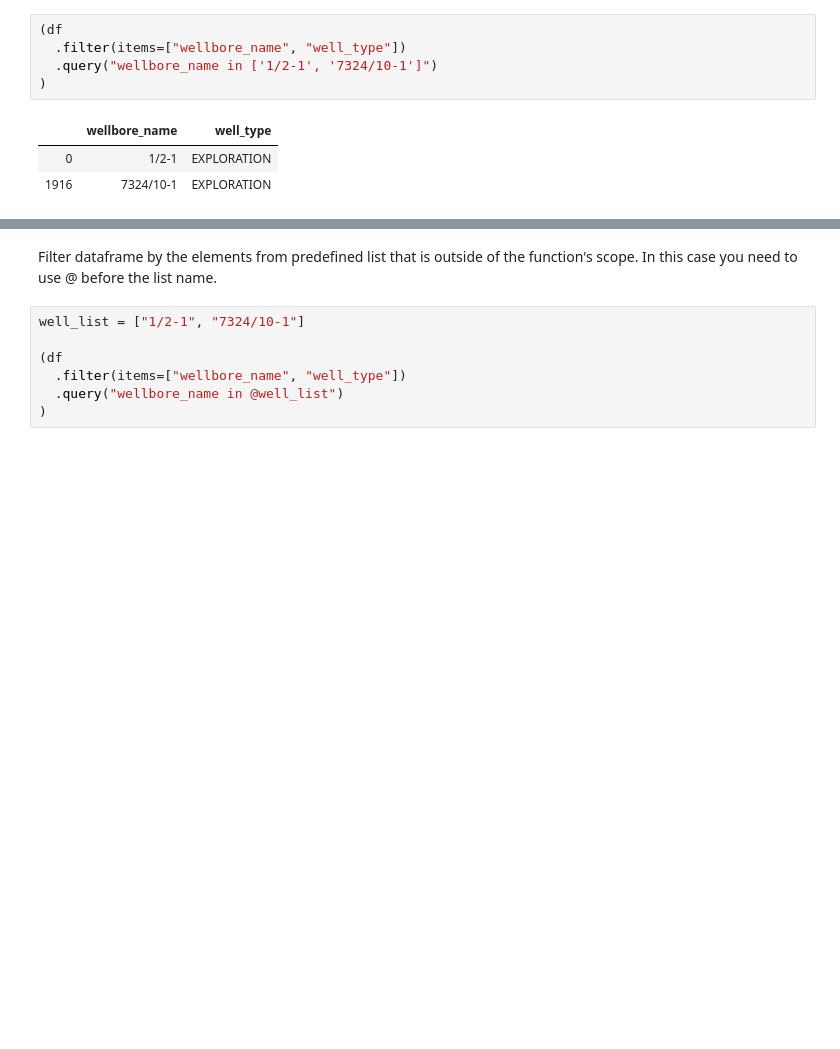
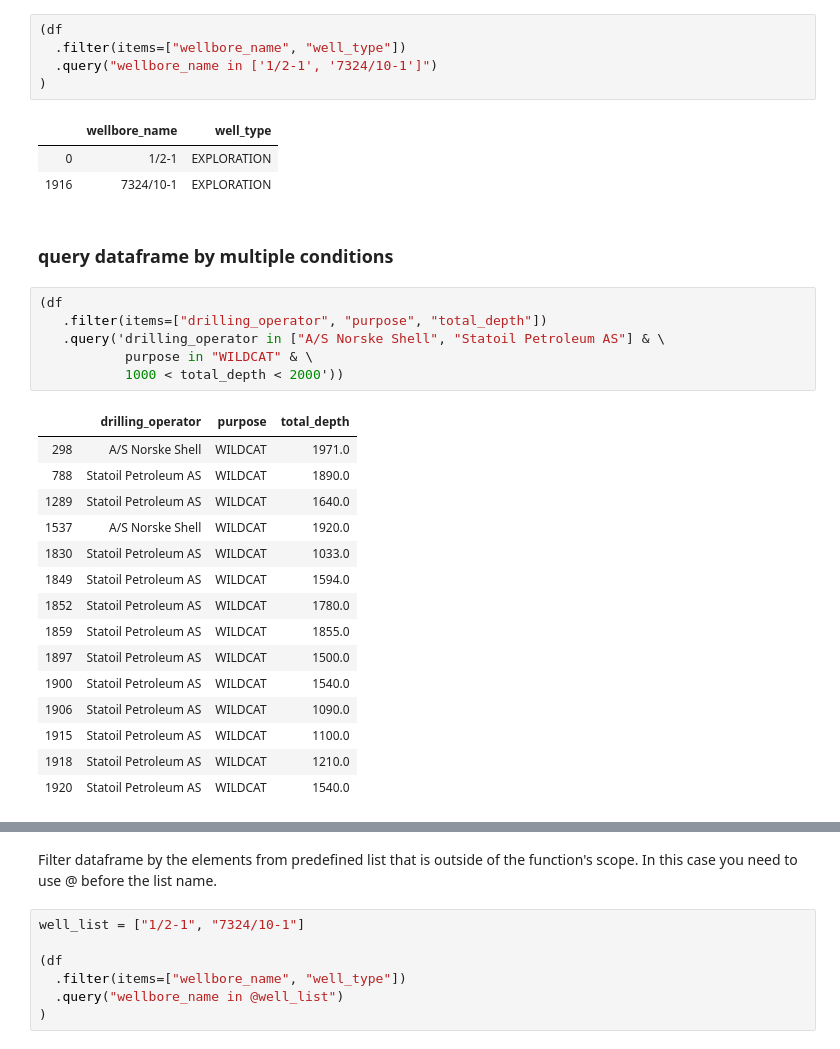
Before and after one commit to baky0905/geoscience-python, a Jupyter notebook: source/notebooks/data_cleaning_dataframes.ipynb, the cells around one changed output, grey strips where cells are left out. Cells and saved outputs as stored; diff of their text form; blank space fills up the shorter version.

```diff
--- a/source/notebooks/data_cleaning_dataframes.ipynb
+++ b/source/notebooks/data_cleaning_dataframes.ipynb
@@ -242,3 +242,27 @@ Filter dataframe by the elements from the list that is a part of the query argum
 |  | wellbore_name | well_type |
 | 0 | 1/2-1 | EXPLORATION |
 | 1916 | 7324/10-1 | EXPLORATION |
+# %% [markdown]
+### query dataframe by multiple conditions
+# %%
+(df
+   .filter(items=["drilling_operator", "purpose", "total_depth"])
+   .query('drilling_operator in ["A/S Norske Shell", "Statoil Petroleum AS"] & \
+           purpose in "WILDCAT" & \
+           1000 < total_depth < 2000'))
+# %% [output]
+|  | drilling_operator | purpose | total_depth |
+| 298 | A/S Norske Shell | WILDCAT | 1971.0 |
+| 788 | Statoil Petroleum AS | WILDCAT | 1890.0 |
+| 1289 | Statoil Petroleum AS | WILDCAT | 1640.0 |
+| 1537 | A/S Norske Shell | WILDCAT | 1920.0 |
+| 1830 | Statoil Petroleum AS | WILDCAT | 1033.0 |
+| 1849 | Statoil Petroleum AS | WILDCAT | 1594.0 |
+| 1852 | Statoil Petroleum AS | WILDCAT | 1780.0 |
+| 1859 | Statoil Petroleum AS | WILDCAT | 1855.0 |
+| 1897 | Statoil Petroleum AS | WILDCAT | 1500.0 |
+| 1900 | Statoil Petroleum AS | WILDCAT | 1540.0 |
+| 1906 | Statoil Petroleum AS | WILDCAT | 1090.0 |
+| 1915 | Statoil Petroleum AS | WILDCAT | 1100.0 |
+| 1918 | Statoil Petroleum AS | WILDCAT | 1210.0 |
+| 1920 | Statoil Petroleum AS | WILDCAT | 1540.0 |
```
Also changed, not shown: parts of 4 cells of this notebook, 7 other files.
